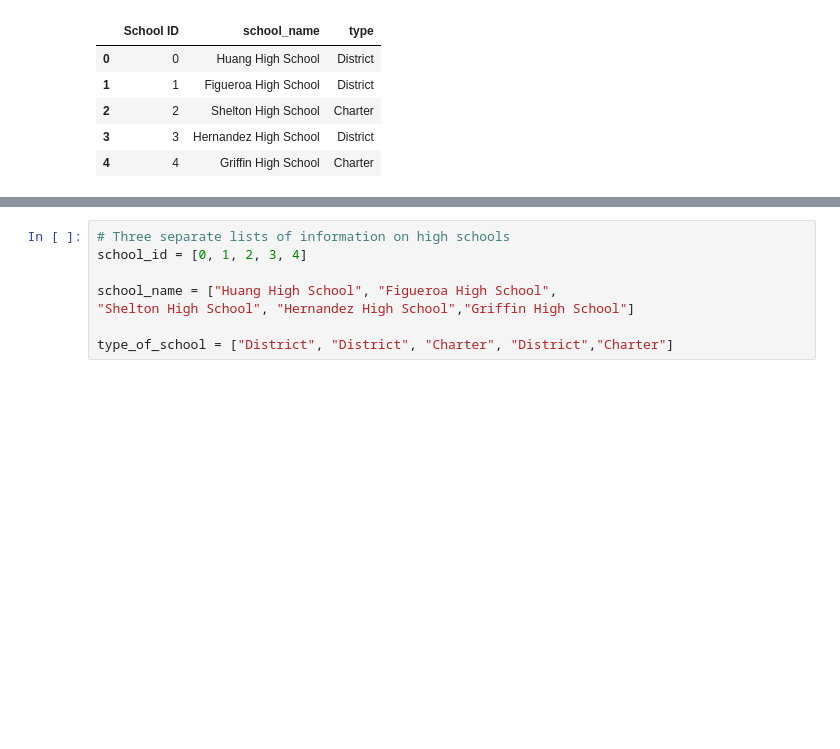
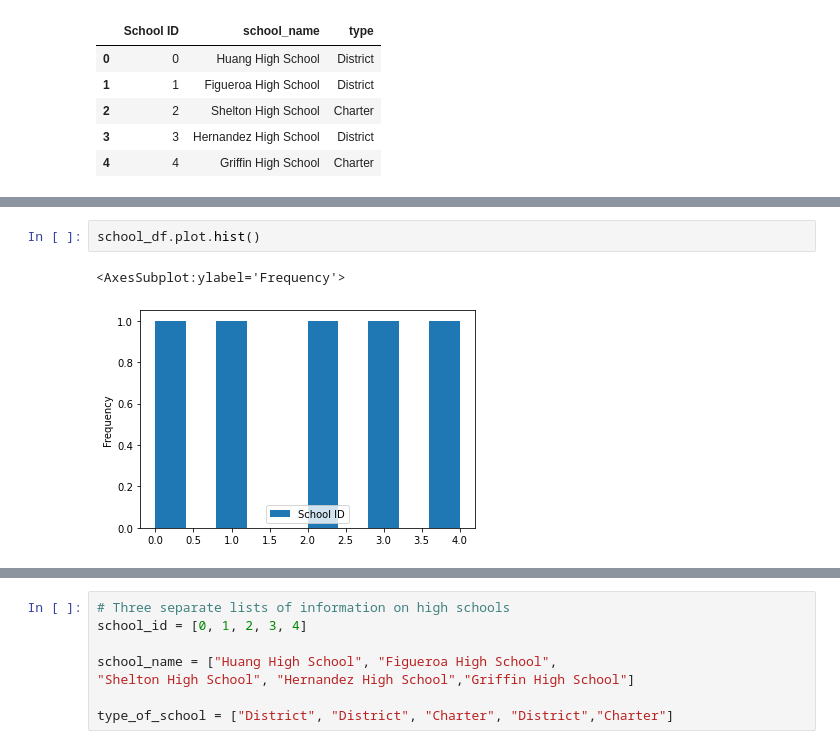
Before and after one commit to khend10/School_District_Analysis, a Jupyter notebook: pandas_practice.ipynb, the cells around one changed output, grey strips where cells are left out. Drawn from its saved outputs; the diff is of its cells as text; blank space fills up the shorter version.

```diff
--- a/pandas_practice.ipynb
+++ b/pandas_practice.ipynb
@@ -89,0 +123,5 @@ school_df
+# %%
+school_df.plot.hist()
+# %% [output]
+<AxesSubplot:ylabel='Frequency'>
+[figure, added]
```
Also changed, not shown: parts of 7 cells of this notebook, 4 other files.
